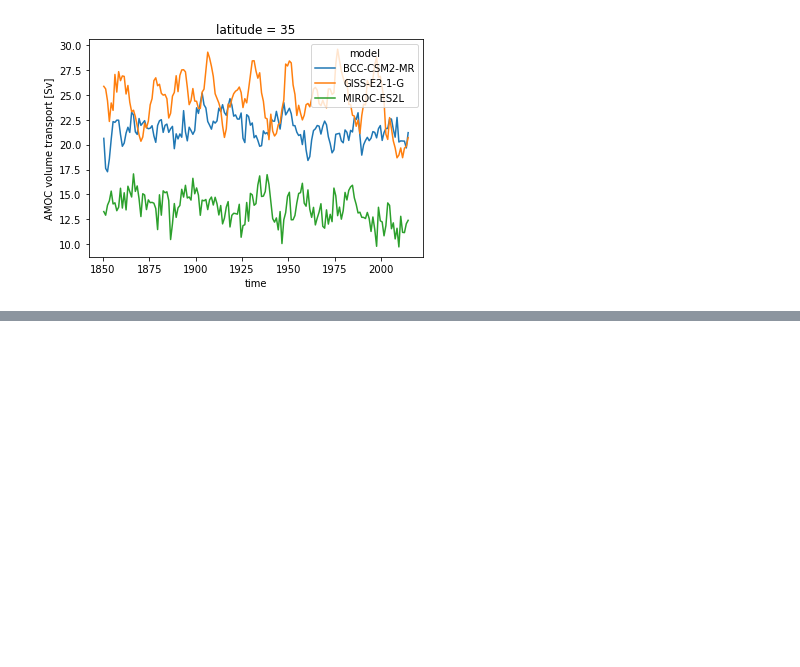
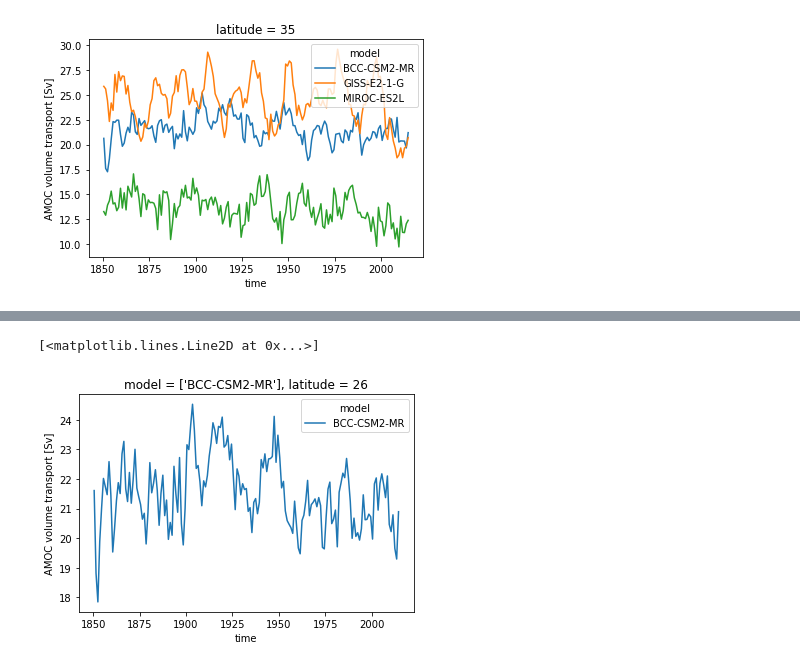
Before and after one commit to dlebars/CMIP_SeaLevel, a Jupyter notebook: notebooks/CheckAMOC.ipynb, the cells around one changed output, grey strips where cells are left out. Drawn from its saved outputs; the diff is of its cells as text; code cells hidden in the pictures; blank space fills up the shorter version.

Commit message:
fix bugs, write outputs in individual model files

```diff
--- a/notebooks/CheckAMOC.ipynb
+++ b/notebooks/CheckAMOC.ipynb
@@ -34,0 +47,7 @@ ds.amoc.sel(latitude=35).plot.line(x='time')
+# %%
+ds2 = xr.open_mfdataset('../outputs/cmip6_amoc_vo/cmip6_amoc_vo_historical_BCC-CSM2-MR_1850_2014.nc')
+# %%
+ds2.amoc.sel(latitude=26).plot.line(x='time')
+# %% [output]
+[<matplotlib.lines.Line2D at 0x...>]
+[figure, added]
```
Also changed, not shown: parts of 3 cells of this notebook, 1 other file.
